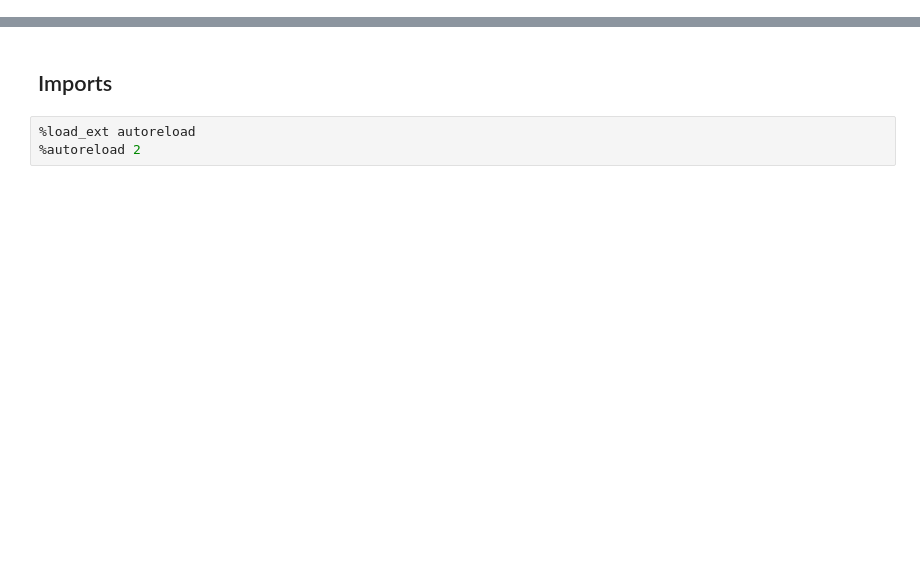
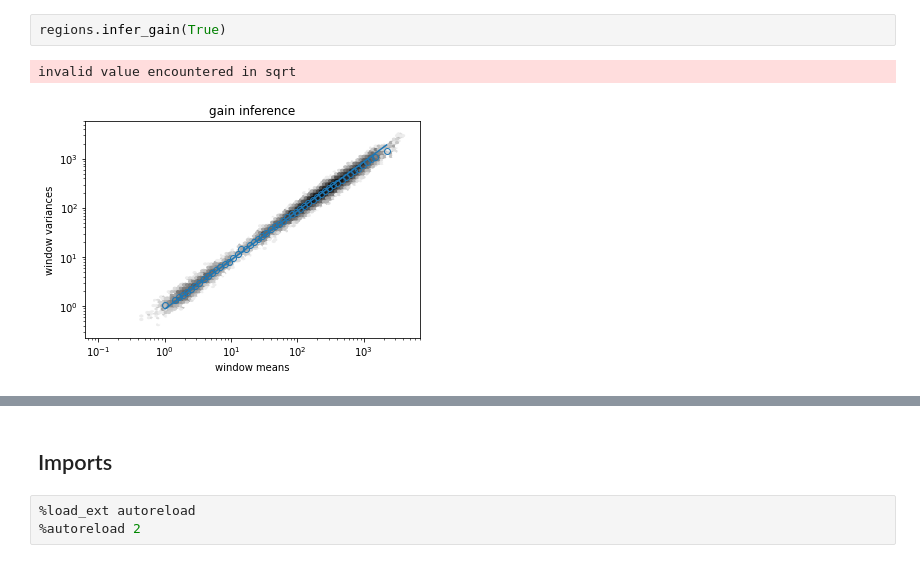
Before and after one commit to szarma/Physio_Ca, a Jupyter notebook: notebooks/closeup_7(redevelop).ipynb, the cells around one changed output, grey strips where cells are left out. Drawn from its saved outputs; the diff is of its cells as text; blank space fills up the shorter version.

```diff
--- a/notebooks/closeup_7(redevelop).ipynb
+++ b/notebooks/closeup_7(redevelop).ipynb
@@ -0,0 +101,5 @@
+# %%
+regions.infer_gain(True)
+# %% [output]
+invalid value encountered in sqrt
+[figure, added]
```
Also changed, not shown: parts of 68 cells of this notebook, 4 other files.
